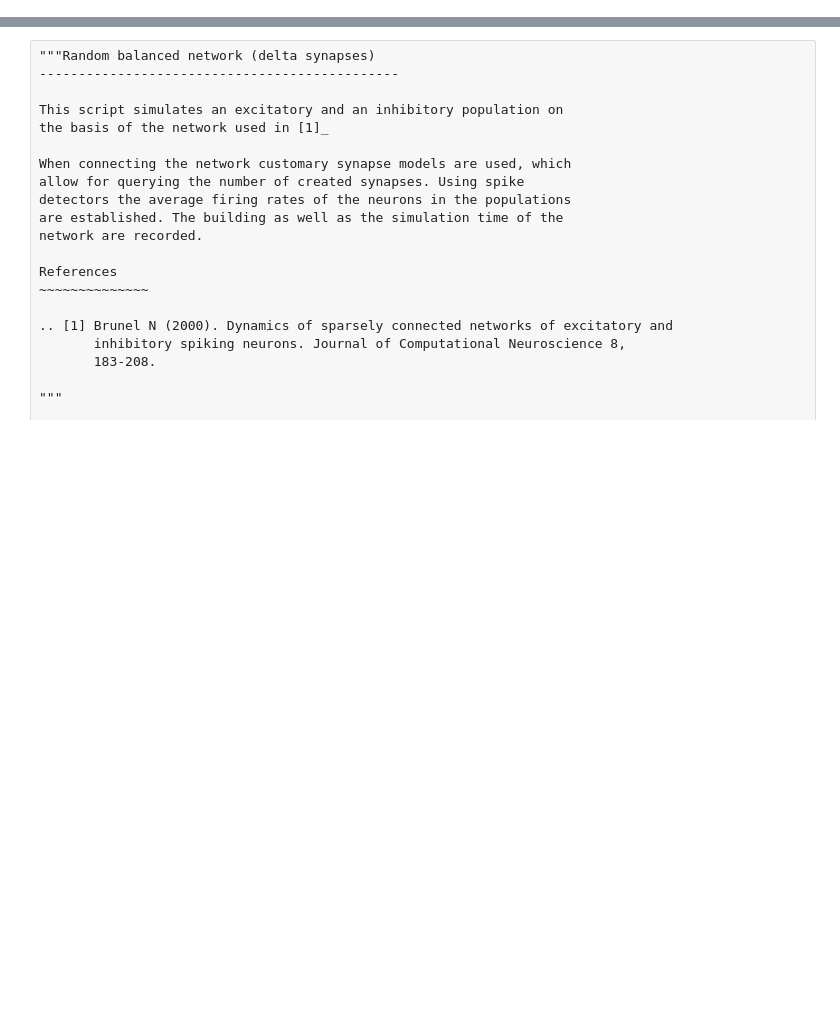
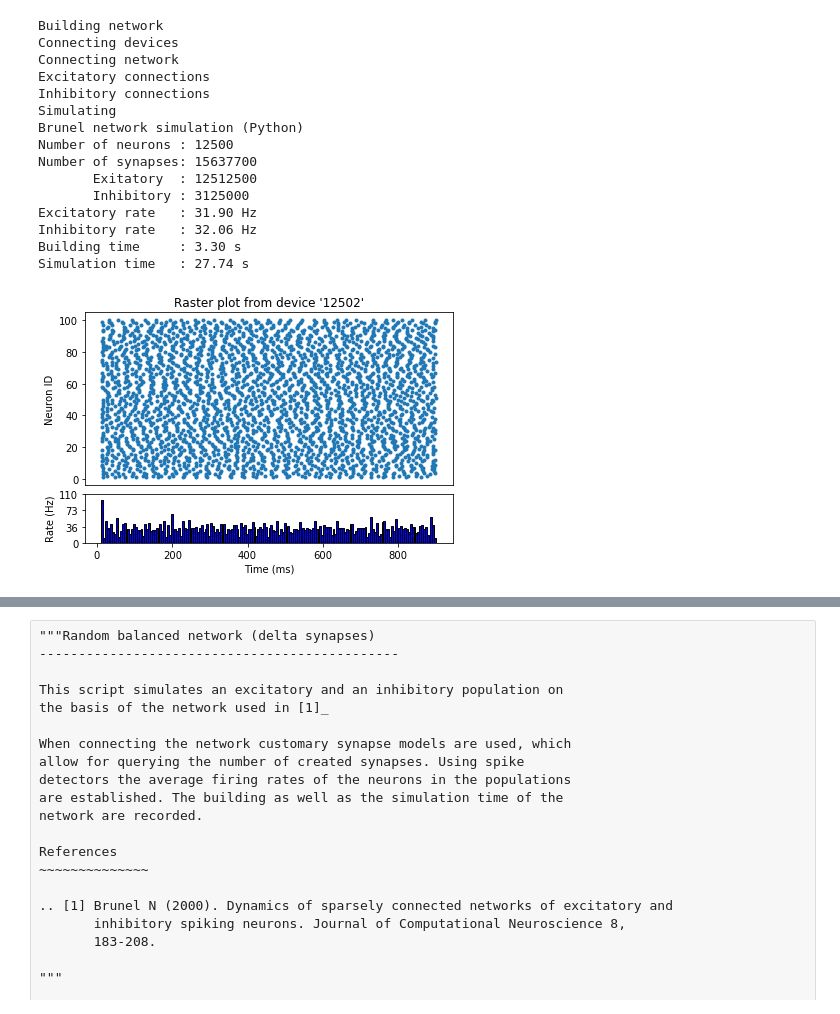
Before and after one commit to oist-ncbc/skill-pill-plus, a Jupyter notebook: Tutorial-3_Synapses-and-Networks/Brunel_Network.ipynb, the cells around one changed output, grey strips where cells are left out. Drawn from its saved outputs; the diff is of its cells as text; code cells hidden in the pictures; blank space fills up the shorter version.

Commit message:
add plots to Brunel network

```diff
--- a/Tutorial-3_Synapses-and-Networks/Brunel_Network.ipynb
+++ b/Tutorial-3_Synapses-and-Networks/Brunel_Network.ipynb
@@ -0,0 +1,15 @@
+# %%
+%matplotlib inline
+import matplotlib
+import matplotlib.pyplot as plt
+
+import nest
+import nest.voltage_trace
+import nest.raster_plot
+
+import numpy as np
+
+import time
+from numpy import exp
+
+plt.rcParams['figure.dpi'] = 500
@@ -0,0 +327,21 @@
+# %%
+simtime = 900.
+nbins = int(simtime)
+Vms, ts, eventsE, eventsI = brunel_network(simtime, g = 5., eta = 2., epsilon = 0.1)
+# %% [output]
+Building network
+Connecting devices
+Connecting network
+Excitatory connections
+Inhibitory connections
+Simulating
+Brunel network simulation (Python)
+Number of neurons : 12500
+Number of synapses: 15637700
+       Exitatory  : 12512500
+       Inhibitory : 3125000
+Excitatory rate   : 31.90 Hz
+Inhibitory rate   : 32.06 Hz
+Building time     : 3.30 s
+Simulation time   : 27.74 s
+[figure, added]
```
Also changed, not shown: parts of 10 cells of this notebook.
